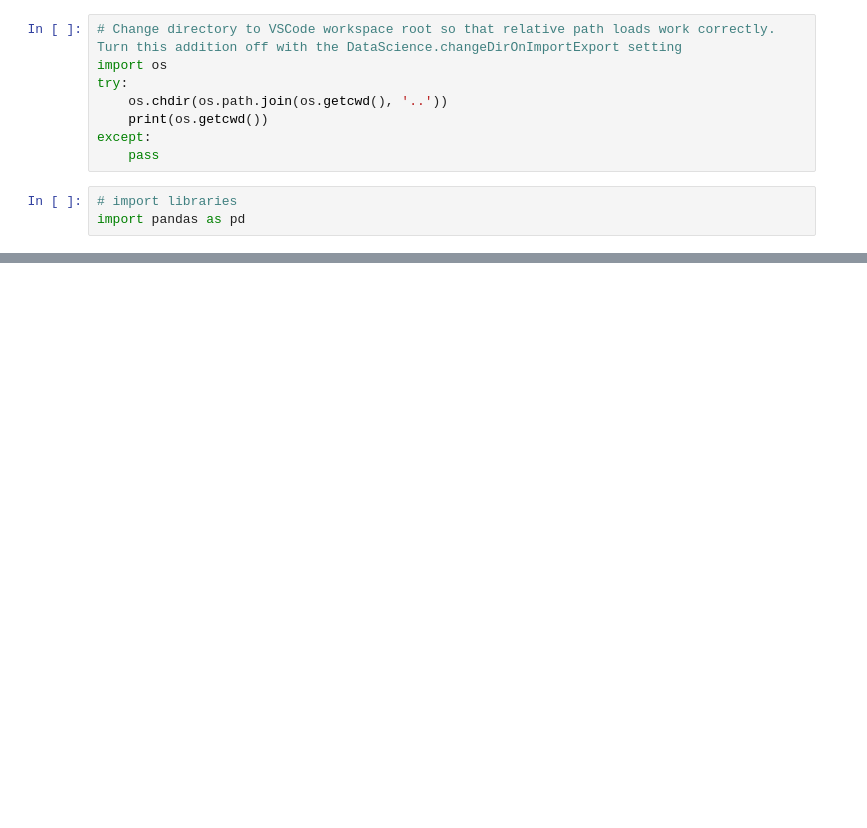
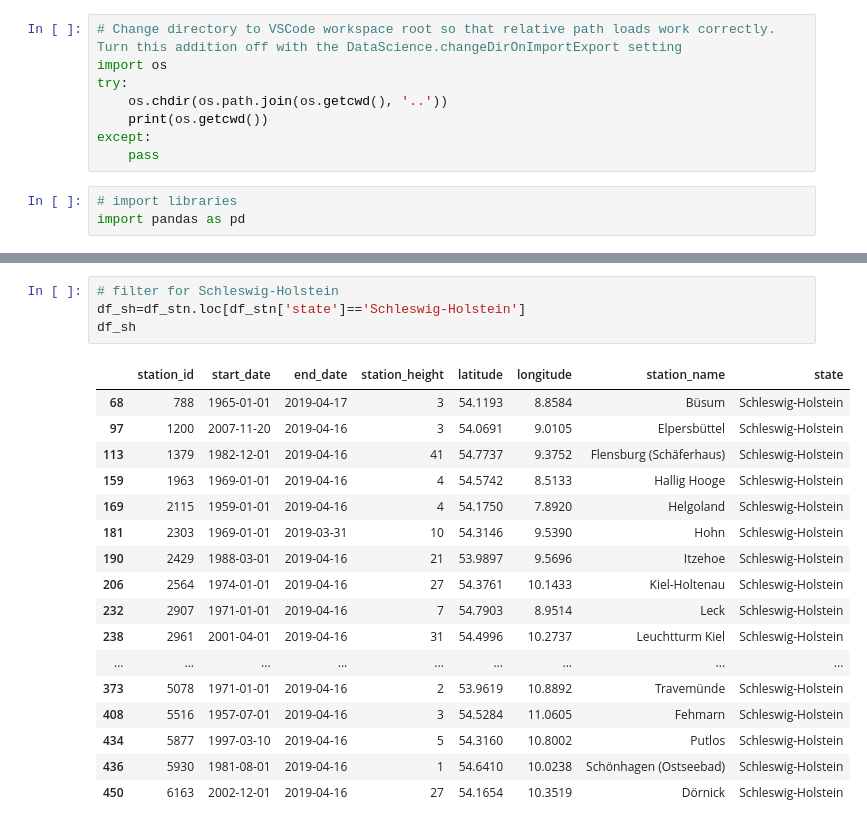
Before and after one commit to DrRoad/short-term-forecasting, a Jupyter notebook: jupyter-notebooks/meteo-hourly_wind-DE.ipynb, the cells around one changed output, grey strips where cells are left out. Saved outputs shown, nothing was run; the diff lists cells and outputs as text; blank space fills up the shorter version.

```diff
--- a/jupyter-notebooks/meteo-hourly_wind-DE.ipynb
+++ b/jupyter-notebooks/meteo-hourly_wind-DE.ipynb
@@ -38,0 +104,22 @@ df_stn
+# %%
+# filter for Schleswig-Holstein
+df_sh=df_stn.loc[df_stn['state']=='Schleswig-Holstein']
+df_sh
+# %% [output]
+|  | station_id | start_date | end_date | station_height | latitude | longitude | station_name | state |
+| 68 | 788 | 1965-01-01 | 2019-04-17 | 3 | 54.1193 | 8.8584 | Büsum | Schleswig-Holstein |
+| 97 | 1200 | 2007-11-20 | 2019-04-16 | 3 | 54.0691 | 9.0105 | Elpersbüttel | Schleswig-Holstein |
+| 113 | 1379 | 1982-12-01 | 2019-04-16 | 41 | 54.7737 | 9.3752 | Flensburg (Schäferhaus) | Schleswig-Holstein |
+| 159 | 1963 | 1969-01-01 | 2019-04-16 | 4 | 54.5742 | 8.5133 | Hallig Hooge | Schleswig-Holstein |
+| 169 | 2115 | 1959-01-01 | 2019-04-16 | 4 | 54.1750 | 7.8920 | Helgoland | Schleswig-Holstein |
+| 181 | 2303 | 1969-01-01 | 2019-03-31 | 10 | 54.3146 | 9.5390 | Hohn | Schleswig-Holstein |
+| 190 | 2429 | 1988-03-01 | 2019-04-16 | 21 | 53.9897 | 9.5696 | Itzehoe | Schleswig-Holstein |
+| 206 | 2564 | 1974-01-01 | 2019-04-16 | 27 | 54.3761 | 10.1433 | Kiel-Holtenau | Schleswig-Holstein |
+| 232 | 2907 | 1971-01-01 | 2019-04-16 | 7 | 54.7903 | 8.9514 | Leck | Schleswig-Holstein |
+| 238 | 2961 | 2001-04-01 | 2019-04-16 | 31 | 54.4996 | 10.2737 | Leuchtturm Kiel | Schleswig-Holstein |
+| ... | ... | ... | ... | ... | ... | ... | ... | ... |
+| 373 | 5078 | 1971-01-01 | 2019-04-16 | 2 | 53.9619 | 10.8892 | Travemünde | Schleswig-Holstein |
+| 408 | 5516 | 1957-07-01 | 2019-04-16 | 3 | 54.5284 | 11.0605 | Fehmarn | Schleswig-Holstein |
+| 434 | 5877 | 1997-03-10 | 2019-04-16 | 5 | 54.3160 | 10.8002 | Putlos | Schleswig-Holstein |
+| 436 | 5930 | 1981-08-01 | 2019-04-16 | 1 | 54.6410 | 10.0238 | Schönhagen (Ostseebad) | Schleswig-Holstein |
+| 450 | 6163 | 2002-12-01 | 2019-04-16 | 27 | 54.1654 | 10.3519 | Dörnick | Schleswig-Holstein |
```
Also changed, not shown: parts of 26 cells of this notebook, 10 other files.
